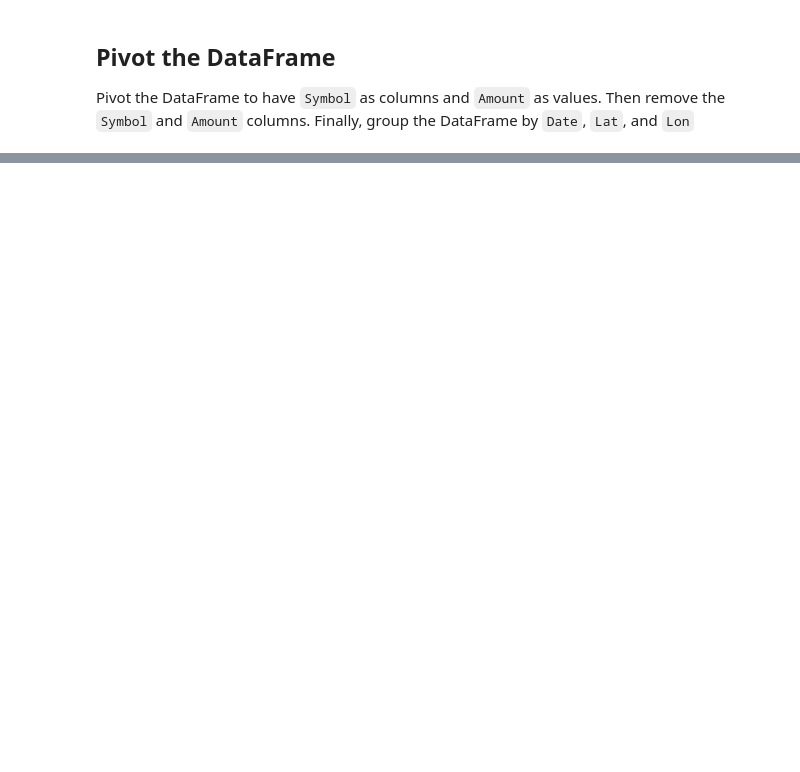
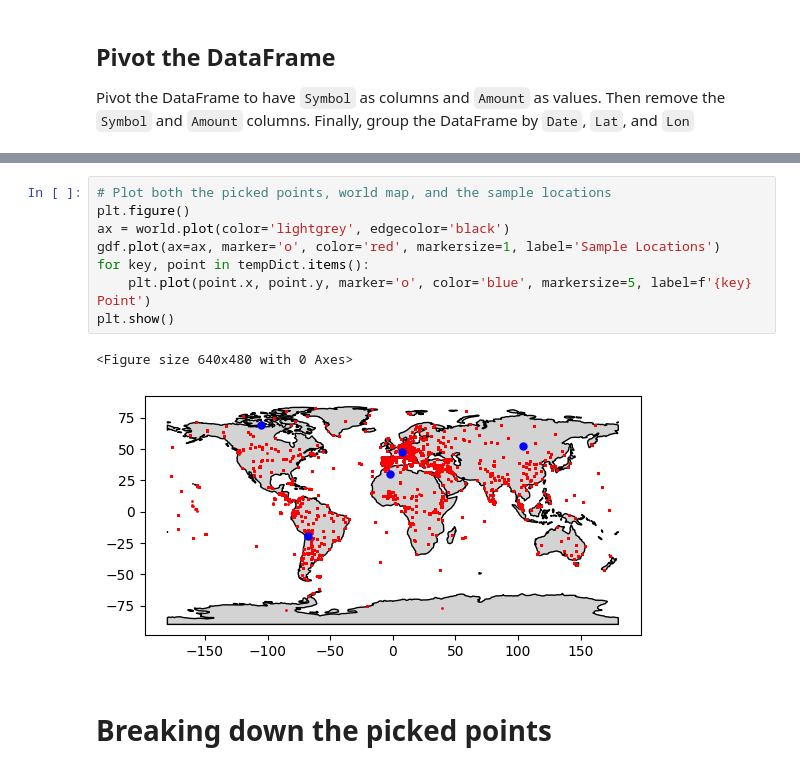
Before and after one commit to JaxtonGray/isoNet_Models, a Jupyter notebook: Data/GNIP/DataCleaning.ipynb, the cells around one changed output, grey strips where cells are left out. Saved outputs shown, nothing was run; the diff lists cells and outputs as text; blank space fills up the shorter version.

```diff
--- a/Data/GNIP/DataCleaning.ipynb
+++ b/Data/GNIP/DataCleaning.ipynb
@@ -133,0 +209,13 @@ df.groupby(['Date', 'Lat', 'Lon']).mean().reset_index()
+# %%
+# Plot both the picked points, world map, and the sample locations
+plt.figure()
+ax = world.plot(color='lightgrey', edgecolor='black')
+gdf.plot(ax=ax, marker='o', color='red', markersize=1, label='Sample Locations')
+for key, point in tempDict.items():
+    plt.plot(point.x, point.y, marker='o', color='blue', markersize=5, label=f'{key} Point')
+plt.show()
+# %% [output]
+<Figure size 640x480 with 0 Axes>
+[figure, added]
+# %% [markdown]
+# Breaking down the picked points
```
Also changed, not shown: parts of 29 cells of this notebook, 2 other files.
